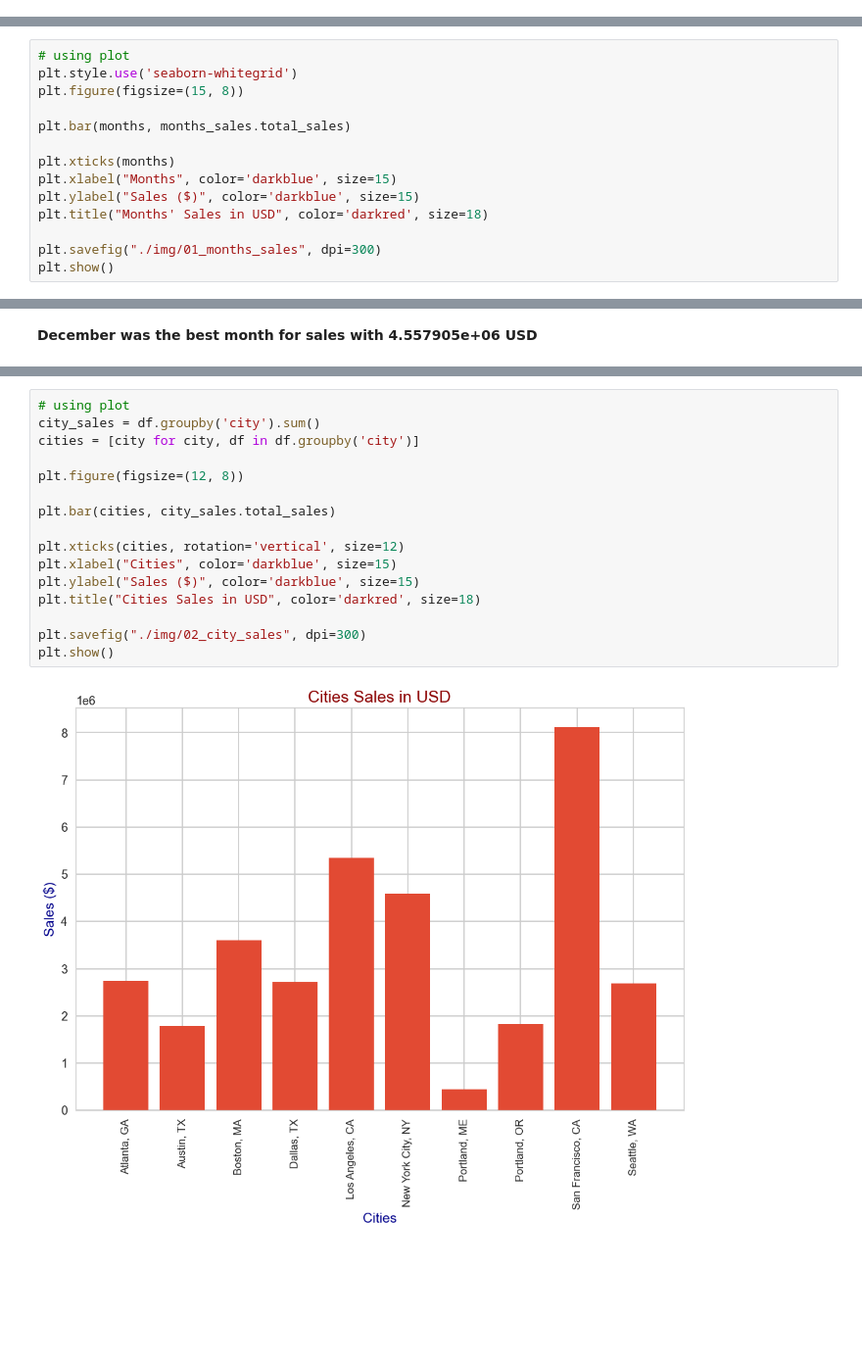
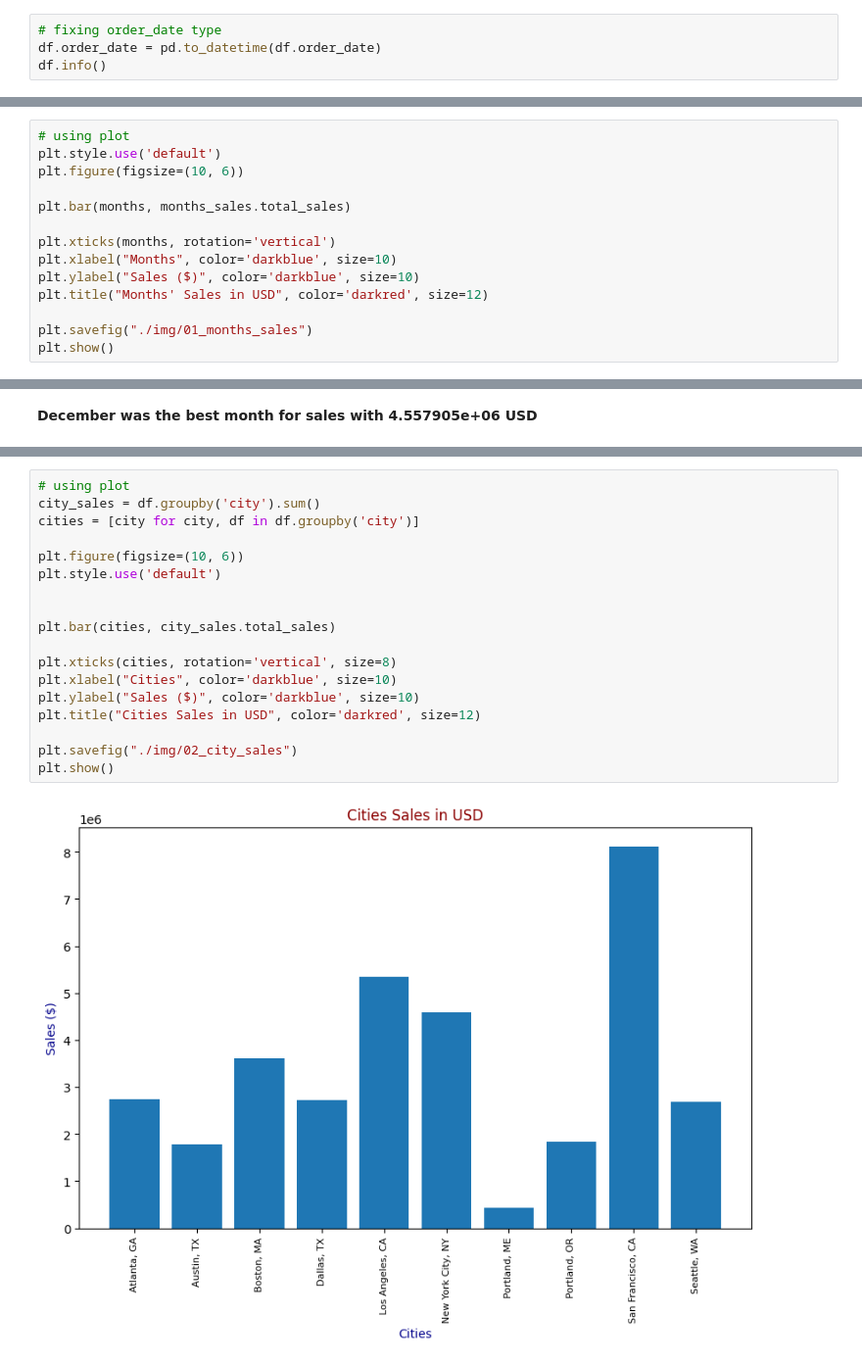
Before and after one commit to kfrawee/SalesAnalysis, a Jupyter notebook: SalesAnalysis.ipynb, the cells around one changed output, grey strips where cells are left out. Shown at 98% size. Cells and saved outputs as stored; diff of their text form; blank space fills up the shorter version.

```diff
--- a/SalesAnalysis.ipynb
+++ b/SalesAnalysis.ipynb
@@ -429,3 +458,7 @@ df.head()
 | 2 | 176560 | Google Phone | 1.0 | 600.00 | 2019-04-12 14:38:00 | 669 Spruce St, Los Angeles, CA 90001 | April | 600.00 | ... |
 | 3 | 176560 | Wired Headphones | 1.0 | 11.99 | 2019-04-12 14:38:00 | 669 Spruce St, Los Angeles, CA 90001 | April | 11.99 | ... |
 | 4 | 176561 | Wired Headphones | 1.0 | 11.99 | 2019-04-30 09:27:00 | 333 8th St, Los Angeles, CA 90001 | April | 11.99 | ... |
+# %%
+# fixing order_date type
+df.order_date = pd.to_datetime(df.order_date)
+df.info()
@@ -480,16 +542,16 @@ months_sales
 [*Resource: Pandas series sort by month index*](https://stackoverflow.com/questions/40816144/pandas-series-sort-by-month-index)
 # %%
 # using plot
-plt.style.use('seaborn-whitegrid')
-plt.figure(figsize=(15, 8))
+plt.style.use('default')
+plt.figure(figsize=(10, 6))
 
 plt.bar(months, months_sales.total_sales)
 
-plt.xticks(months)
-plt.xlabel("Months", color='darkblue', size=15)
-plt.ylabel("Sales ($)", color='darkblue', size=15)
-plt.title("Months' Sales in USD", color='darkred', size=18)
+plt.xticks(months, rotation='vertical')
+plt.xlabel("Months", color='darkblue', size=10)
+plt.ylabel("Sales ($)", color='darkblue', size=10)
+plt.title("Months' Sales in USD", color='darkred', size=12)
 
-plt.savefig("./img/01_months_sales", dpi=300)
+plt.savefig("./img/01_months_sales")
 plt.show()
 # %% [output]
@@ -516,18 +581,20 @@ df.groupby('city').sum().sort_values('total_sales', ascending=False)
 # %%
 # using plot
 city_sales = df.groupby('city').sum()
 cities = [city for city, df in df.groupby('city')]
 
-plt.figure(figsize=(12, 8))
+plt.figure(figsize=(10, 6))
+plt.style.use('default')
+
 
 plt.bar(cities, city_sales.total_sales)
 
-plt.xticks(cities, rotation='vertical', size=12)
-plt.xlabel("Cities", color='darkblue', size=15)
-plt.ylabel("Sales ($)", color='darkblue', size=15)
-plt.title("Cities Sales in USD", color='darkred', size=18)
+plt.xticks(cities, rotation='vertical', size=8)
+plt.xlabel("Cities", color='darkblue', size=10)
+plt.ylabel("Sales ($)", color='darkblue', size=10)
+plt.title("Cities Sales in USD", color='darkred', size=12)
 
-plt.savefig("./img/02_city_sales", dpi=300)
+plt.savefig("./img/02_city_sales")
 plt.show()
 # %% [output]
-[figure, old version]
+[figure, new version]
```
Also changed, not shown: parts of 52 cells of this notebook, 6 other files.
